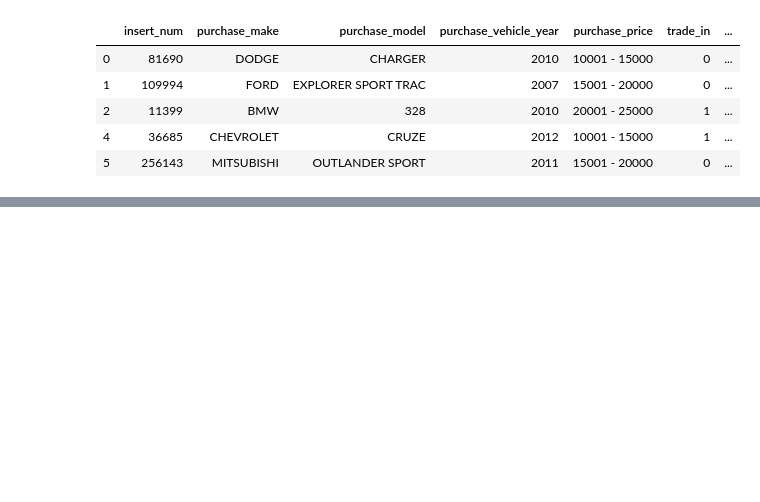
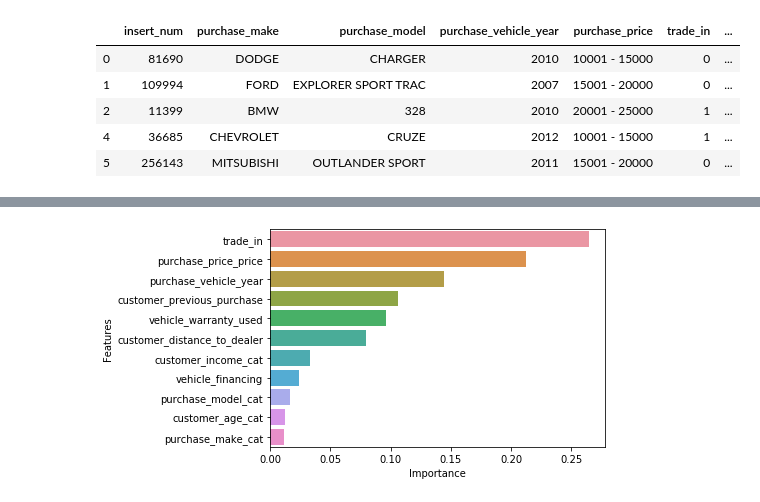
Before and after one commit to Natedogg373/CarMax_Analytics, a Jupyter notebook: CarMax_subsequent_purchase_Random_Forest.ipynb, the cells around one changed output, grey strips where cells are left out. Saved outputs shown, nothing was run; the diff lists cells and outputs as text; code cells hidden in the pictures; blank space fills up the shorter version.

```diff
--- a/CarMax_subsequent_purchase_Random_Forest.ipynb
+++ b/CarMax_subsequent_purchase_Random_Forest.ipynb
@@ -96,3 +105,16 @@ Index(['purchase_vehicle_year', 'trade_in', 'vehicle_financing',
+# %%
+feat_imp = {'Importance':[0.14452634, 0.26476146, 0.02430334, 0.10588231, 0.07958316, 0.09579828,
+ 0.01159819, 0.01626662, 0.01259106, 0.03268895, 0.21200031], 'Features':['purchase_vehicle_year', 'trade_in', 'vehicle_financing',
+       'customer_previous_purchase', 'customer_distance_to_dealer',
+       'vehicle_warranty_used', 'purchase_make_cat', 'purchase_model_cat',
+       'customer_age_cat', 'customer_income_cat', 'purchase_price_price']}
+feat_imp = pd.DataFrame(feat_imp)
+feat_imp.sort_values(by=['Importance'], ascending=False, inplace=True)
+#feat_imp.to_csv('feat_imp.csv')
+fig = sns.barplot(data=feat_imp, x='Importance', y='Features')
+fig.figure.savefig('feat_imp.jpg')
+# %% [output]
+[figure, added]
 # %%
 results = {'actual':y_test, 'prob_not':predictions[:,0], 'prob_yes':predictions[:,1]}
 results = pd.DataFrame(results)
```
Also changed, not shown: parts of 52 cells of this notebook.
